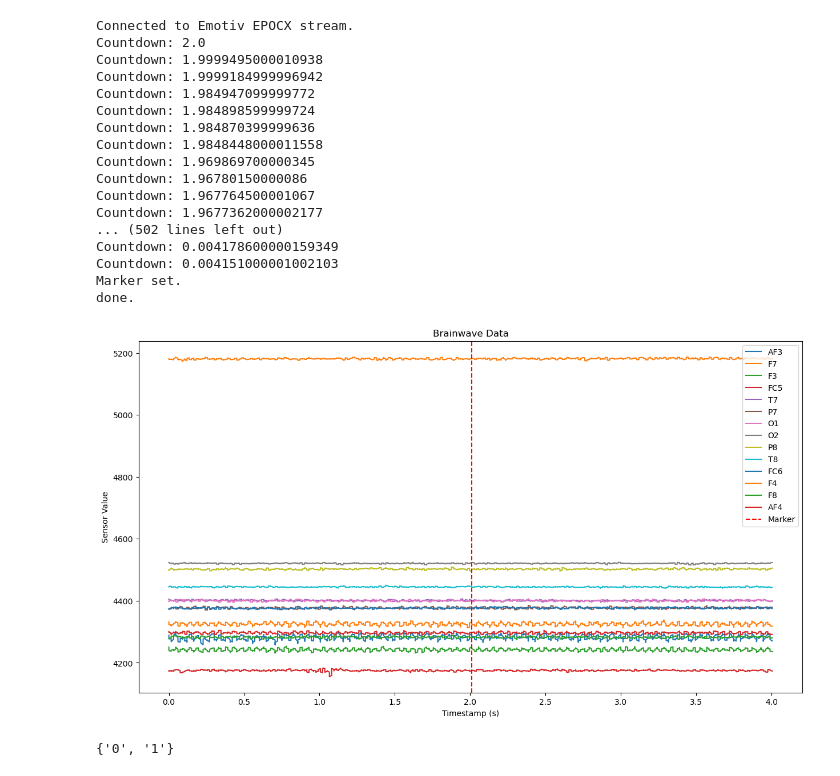
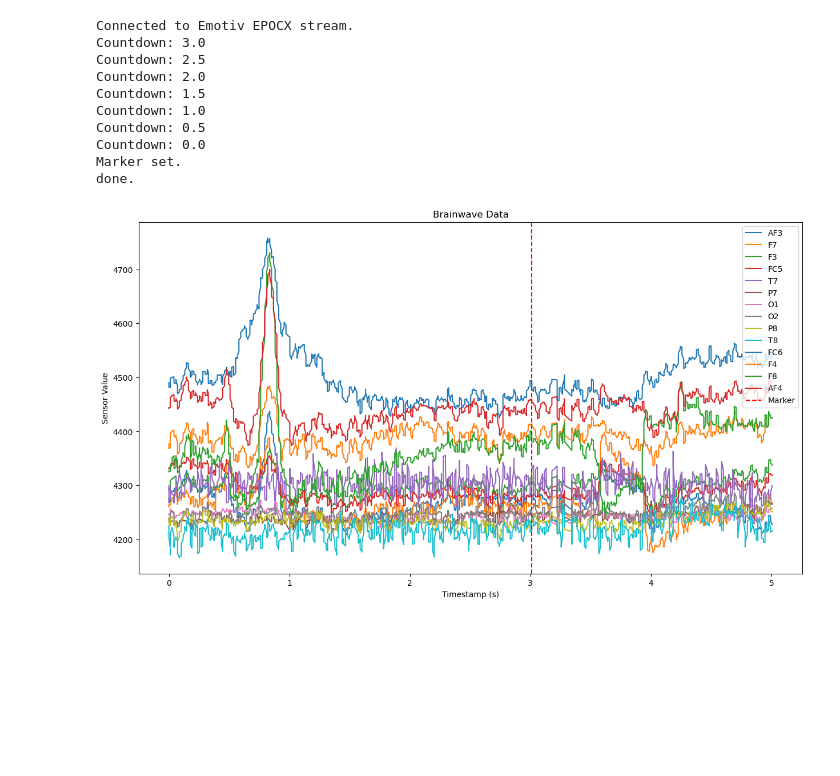
Before and after one commit to HayatoYokomizo/EEG_pain, a Jupyter notebook: DetectEEG_pain_test/CollectData_X.ipynb, the cells around one changed output. Cells and saved outputs as stored; diff of their text form; code cells hidden in the pictures; blank space fills up the shorter version.

Commit message:
add PainData

```diff
--- a/DetectEEG_pain_test/CollectData_X.ipynb
+++ b/DetectEEG_pain_test/CollectData_X.ipynb
@@ -165,38 +186,30 @@ def collect_EEG(filename, duration):
     return
 # %%
 # CSVファイル名を指定
-filename = 'test.csv'
+filename = 'DetectPain_3.csv'
 #収集するデータの期間（秒）
-duration = 4
+duration = 5
 # 選択したチャンネル名
 channels = ['AF3', 'F7', 'F3', 'FC5', 'T7', 'P7', 'O1', 'O2', 'P8', 'T8', 'FC6', 'F4', 'F8', 'AF4']
 
 #EEGを収集し、csvファイルに保存
 collect_EEG(filename, duration)
 
 #取得したEEGをplot
 data = load_data_from_csv(filename)
 plot_data_with_marker(data, channels)
 # %% [output]
 Connected to Emotiv EPOCX stream.
+Countdown: 3.0
+Countdown: 2.5
 Countdown: 2.0
-Countdown: 1.9999495000010938
-Countdown: 1.9999184999996942
-Countdown: 1.984947099999772
-Countdown: 1.984898599999724
-Countdown: 1.984870399999636
-Countdown: 1.9848448000011558
-Countdown: 1.969869700000345
-Countdown: 1.96780150000086
-Countdown: 1.967764500001067
-Countdown: 1.9677362000002177
-... (502 lines left out)
-Countdown: 0.004178600000159349
-Countdown: 0.004151000001002103
+Countdown: 1.5
+Countdown: 1.0
+Countdown: 0.5
+Countdown: 0.0
 Marker set.
 done.
-[figure, old version]
+[figure, new version]
-{'0', '1'}
 # %%
 """
 filename1 = ''
```
Also changed, not shown: parts of 2 cells of this notebook, 4 other files.
